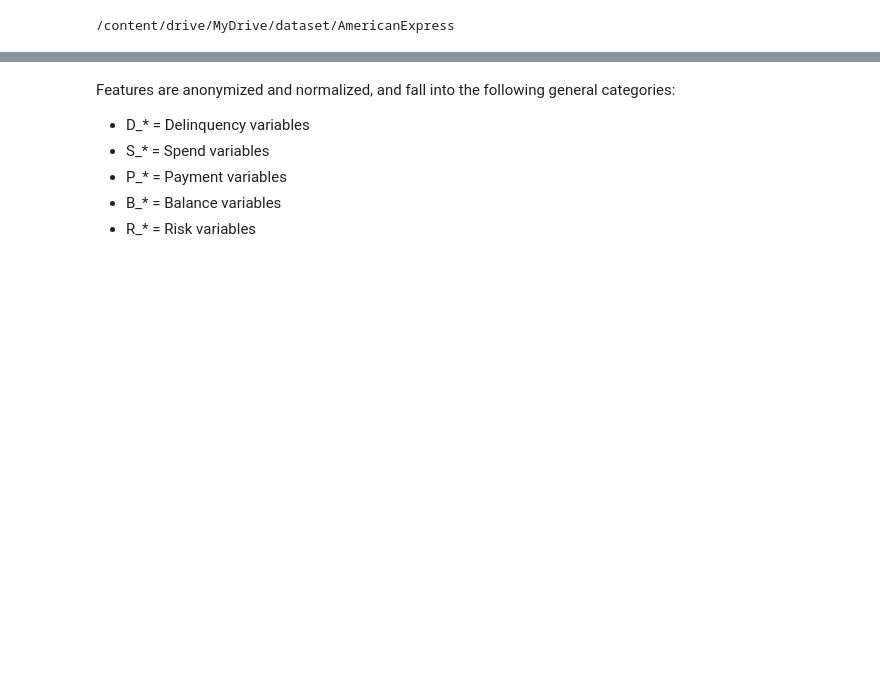
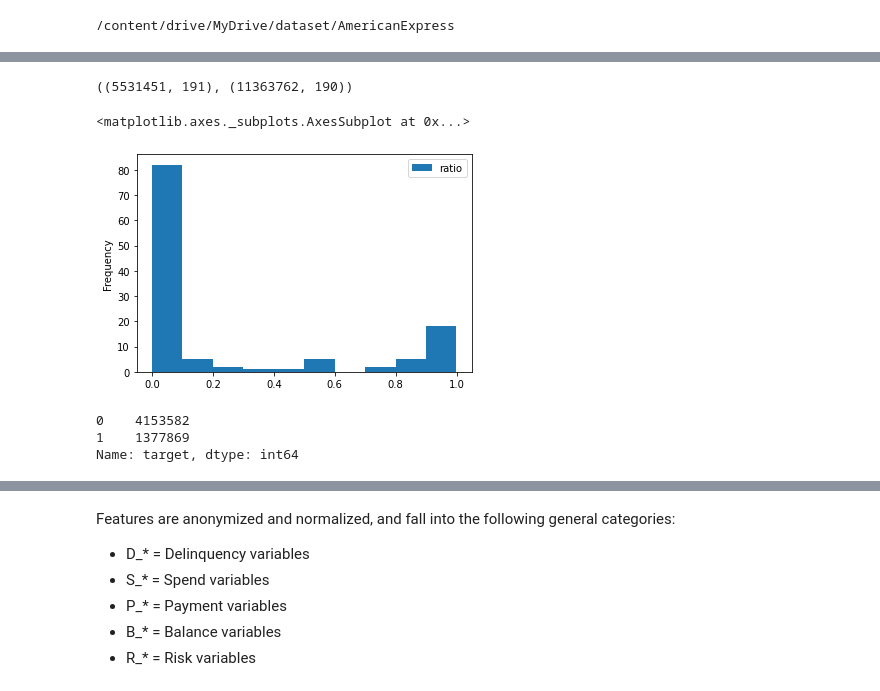
Before and after one commit to woo2201/ColabDrive, a Jupyter notebook: AmericanExpress.ipynb, the cells around one changed output, grey strips where cells are left out. Drawn from its saved outputs; the diff is of its cells as text; code cells hidden in the pictures; blank space fills up the shorter version.

```diff
--- a/AmericanExpress.ipynb
+++ b/AmericanExpress.ipynb
@@ -16,7 +16,8 @@ import pandas as pd
 from tqdm import tqdm
 # %%
 path = "/content/drive/MyDrive/dataset/AmericanExpress/"
-filenames = glob.glob(path + "*.csv")
+filenames = glob.glob(path + "*.ftr")
 # %%
-train_df = pd.read_csv(filenames[1], chunksize = 130000)
-train_label = pd.read_csv(filenames[0])
+%%time
+test = pd.read_feather(filenames[1])
+train = pd.read_feather(filenames[0])
@@ -34,0 +27,22 @@ train_example.sample(5)
+# %%
+(train.shape, test.shape)
+# %% [output]
+((5531451, 191), (11363762, 190))
+# %%
+(
+    train
+        .isna()
+        .mean()
+        .reset_index(name = 'ratio')
+        .query('ratio != 0')
+        .plot(kind = 'hist')
+)
+# %% [output]
+<matplotlib.axes._subplots.AxesSubplot at 0x...>
+[figure, added]
+# %%
+train.target.value_counts()
+# %% [output]
+0    4153582
+1    1377869
+Name: target, dtype: int64
```
Also changed, not shown: parts of 17 cells of this notebook.
